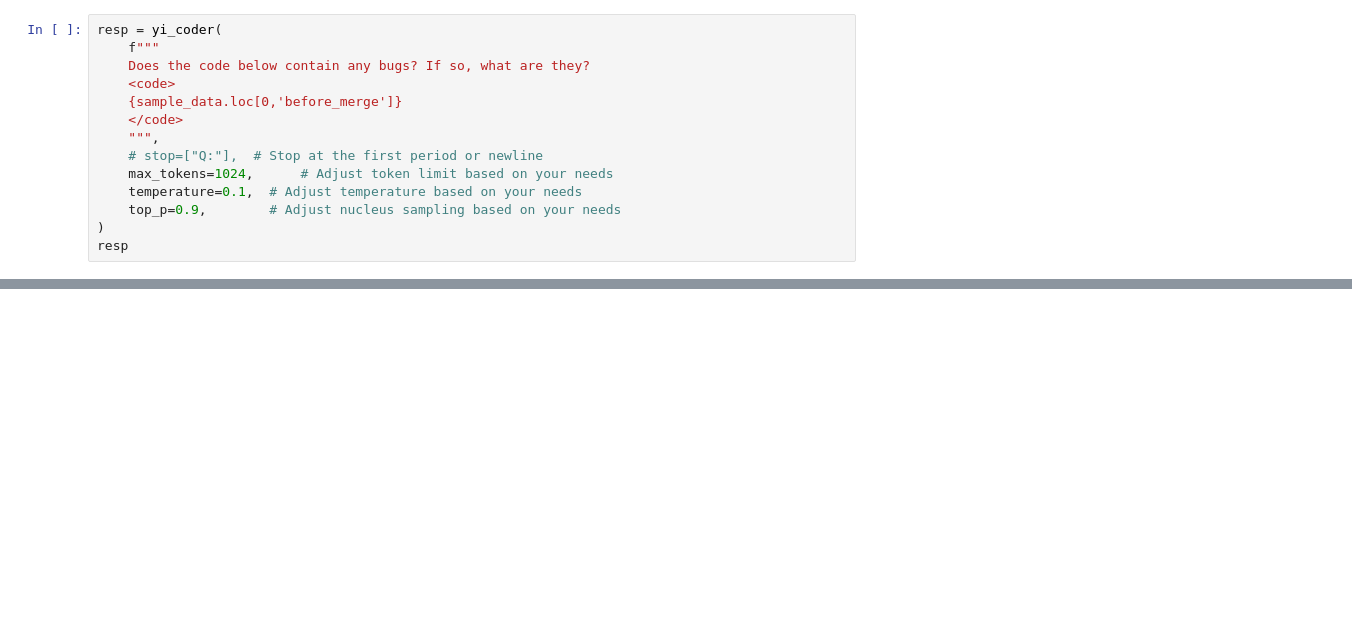
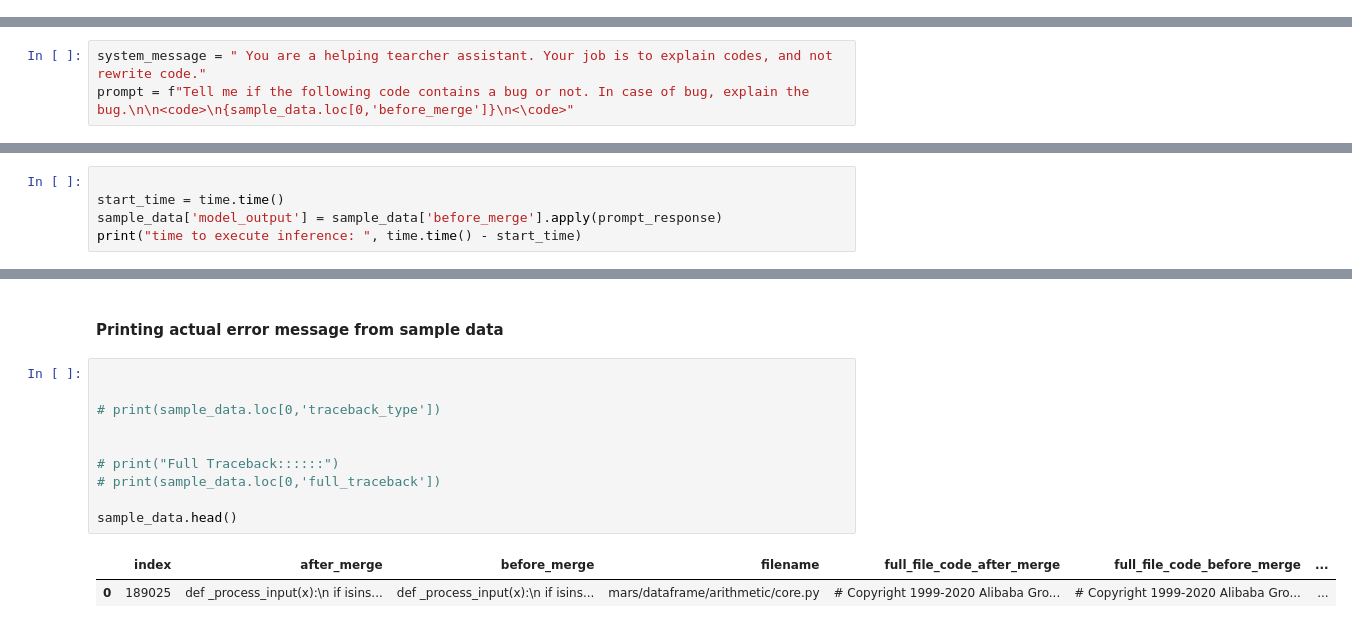
Before and after one commit to FernandoZanchitta/BugDetectiveAI, a Jupyter notebook: Bugdetectiveai/scr/utils/data_handler.ipynb, the cells around one changed output, grey strips where cells are left out. Saved outputs shown, nothing was run; the diff lists cells and outputs as text; blank space fills up the shorter version.

```diff
--- a/Bugdetectiveai/scr/utils/data_handler.ipynb
+++ b/Bugdetectiveai/scr/utils/data_handler.ipynb
@@ -104,14 +100,0 @@ easy_test = """def average(a,b):
-# %%
-resp = yi_coder(
-    f"""
-    Does the code below contain any bugs? If so, what are they?
-    <code>
-    {sample_data.loc[0,'before_merge']}
-    </code>
-    """,
-    # stop=["Q:"],  # Stop at the first period or newline
-    max_tokens=1024,      # Adjust token limit based on your needs
-    temperature=0.1,  # Adjust temperature based on your needs
-    top_p=0.9,        # Adjust nucleus sampling based on your needs
-)
-resp
@@ -144,0 +107,3 @@ print(resp['choices'][0]['text'])
+# %%
+system_message = " You are a helping tearcher assistant. Your job is to explain codes, and not rewrite code."
+prompt = f"Tell me if the following code contains a bug or not. In case of bug, explain the bug.\n\n<code>\n{sample_data.loc[0,'before_merge']}\n<\code>"
@@ -144,0 +149,5 @@ print(resp['choices'][0]['text'])
+# %%
+
+start_time = time.time()
+sample_data['model_output'] = sample_data['before_merge'].apply(prompt_response)
+print("time to execute inference: ", time.time() - start_time)
@@ -144,0 +172,15 @@ print(resp['choices'][0]['text'])
+# %% [markdown]
+#### Printing actual error message from sample data
+# %%
+
+
+# print(sample_data.loc[0,'traceback_type'])
+
+
+# print("Full Traceback::::::")
+# print(sample_data.loc[0,'full_traceback'])
+
+sample_data.head()
+# %% [output]
+|  | index | after_merge | before_merge | filename | full_file_code_after_merge | full_file_code_before_merge | ... |
+| 0 | 189025 | def _process_input(x):\n if isins... | def _process_input(x):\n if isins... | mars/dataframe/arithmetic/core.py | # Copyright 1999-2020 Alibaba Gro... | # Copyright 1999-2020 Alibaba Gro... | ... |
```
Also changed, not shown: parts of 22 cells of this notebook, 12 other files.
